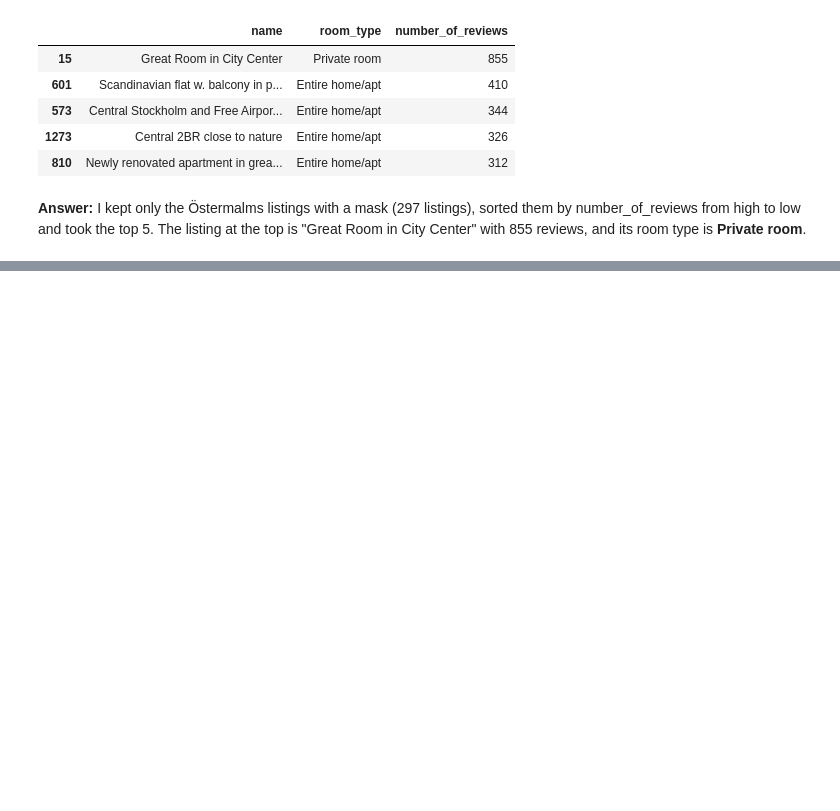
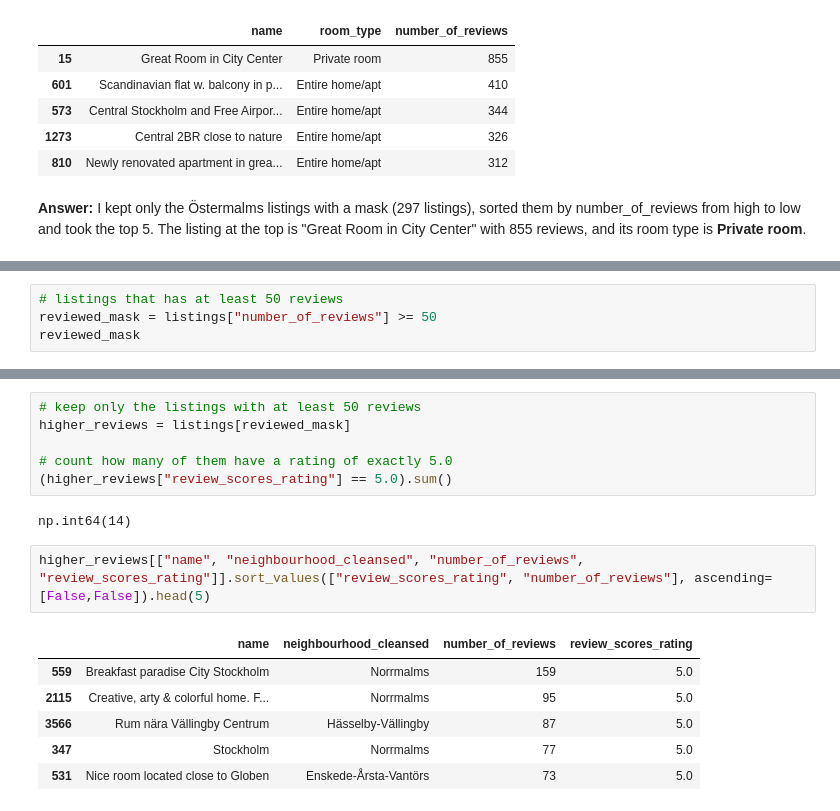
Before and after one commit to Krithika-15/Lexicon, a Jupyter notebook: Data Analysis and visualisation/lab1.ipynb, the cells around one changed output, grey strips where cells are left out. Drawn from its saved outputs; the diff is of its cells as text; blank space fills up the shorter version.

```diff
--- a/Data Analysis and visualisation/lab1.ipynb
+++ b/Data Analysis and visualisation/lab1.ipynb
@@ -245,0 +341,4 @@ The listing at the top is "Great Room in City Center" with 855 reviews, and its
+# %%
+# listings that has at least 50 reviews
+reviewed_mask = listings["number_of_reviews"] >= 50
+reviewed_mask
@@ -245,0 +358,17 @@ The listing at the top is "Great Room in City Center" with 855 reviews, and its
+# %%
+# keep only the listings with at least 50 reviews
+higher_reviews = listings[reviewed_mask]
+
+# count how many of them have a rating of exactly 5.0
+(higher_reviews["review_scores_rating"] == 5.0).sum()
+# %% [output]
+np.int64(14)
+# %%
+higher_reviews[["name", "neighbourhood_cleansed", "number_of_reviews", "review_scores_rating"]].sort_values(["review_scores_rating", "number_of_reviews"], ascending=[False,False]).head(5)
+# %% [output]
+|  | name | neighbourhood_cleansed | number_of_reviews | review_scores_rating |
+| 559 | Breakfast paradise City Stockholm | Norrmalms | 159 | 5.0 |
+| 2115 | Creative, arty & colorful home. F... | Norrmalms | 95 | 5.0 |
+| 3566 | Rum nära Vällingby Centrum | Hässelby-Vällingby | 87 | 5.0 |
+| 347 | Stockholm | Norrmalms | 77 | 5.0 |
+| 531 | Nice room located close to Globen | Enskede-Årsta-Vantörs | 73 | 5.0 |
```
Also changed, not shown: parts of 43 cells of this notebook.
